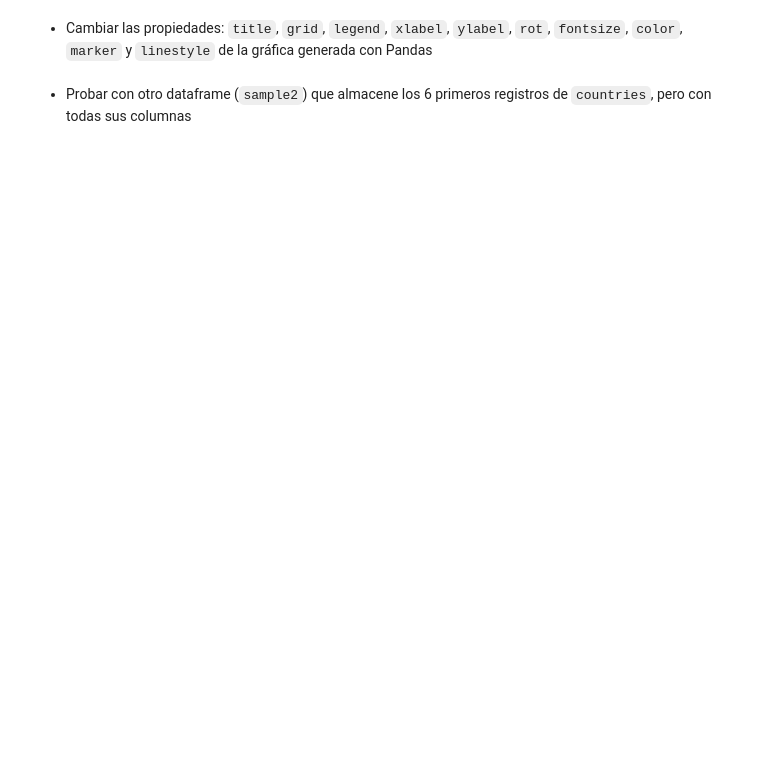
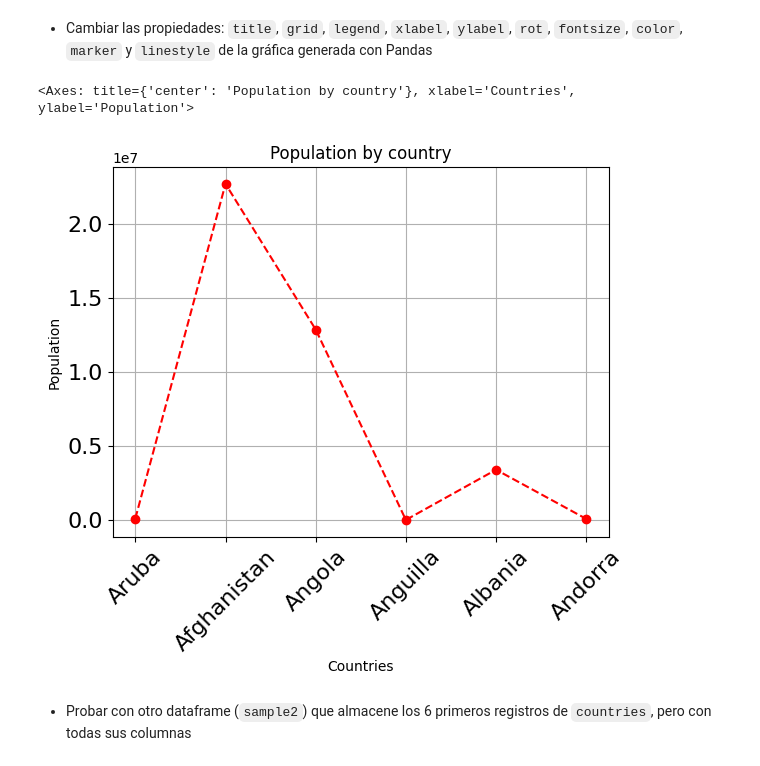
Before and after one commit to sebas-serrano/graficas_python, a Jupyter notebook: Gráficas_estáticas_en_Python_Sesion1_Enunciados.ipynb, the cells around one changed output. Saved outputs shown, nothing was run; the diff lists cells and outputs as text; code cells hidden in the pictures; blank space fills up the shorter version.

```diff
--- a/Gráficas_estáticas_en_Python_Sesion1_Enunciados.ipynb
+++ b/Gráficas_estáticas_en_Python_Sesion1_Enunciados.ipynb
@@ -88,4 +209,9 @@ import seaborn as sns
 # %% [markdown]
 *   Cambiar las propiedades: `title`, `grid`, `legend`, `xlabel`, `ylabel`, `rot`, `fontsize`, `color`, `marker` y `linestyle` de la gráfica generada con Pandas
+# %%
+sample.plot(title='Population by country', grid=True, legend=False, xlabel='Countries', ylabel='Population', rot=45, fontsize=16, color='red', marker='o', linestyle='--')
+# %% [output]
+<Axes: title={'center': 'Population by country'}, xlabel='Countries', ylabel='Population'>
+[figure, added]
 # %% [markdown]
 *   Probar con otro dataframe (`sample2`) que almacene los 6 primeros registros de `countries`, pero con todas sus columnas
```
Also changed, not shown: parts of 33 cells of this notebook.
